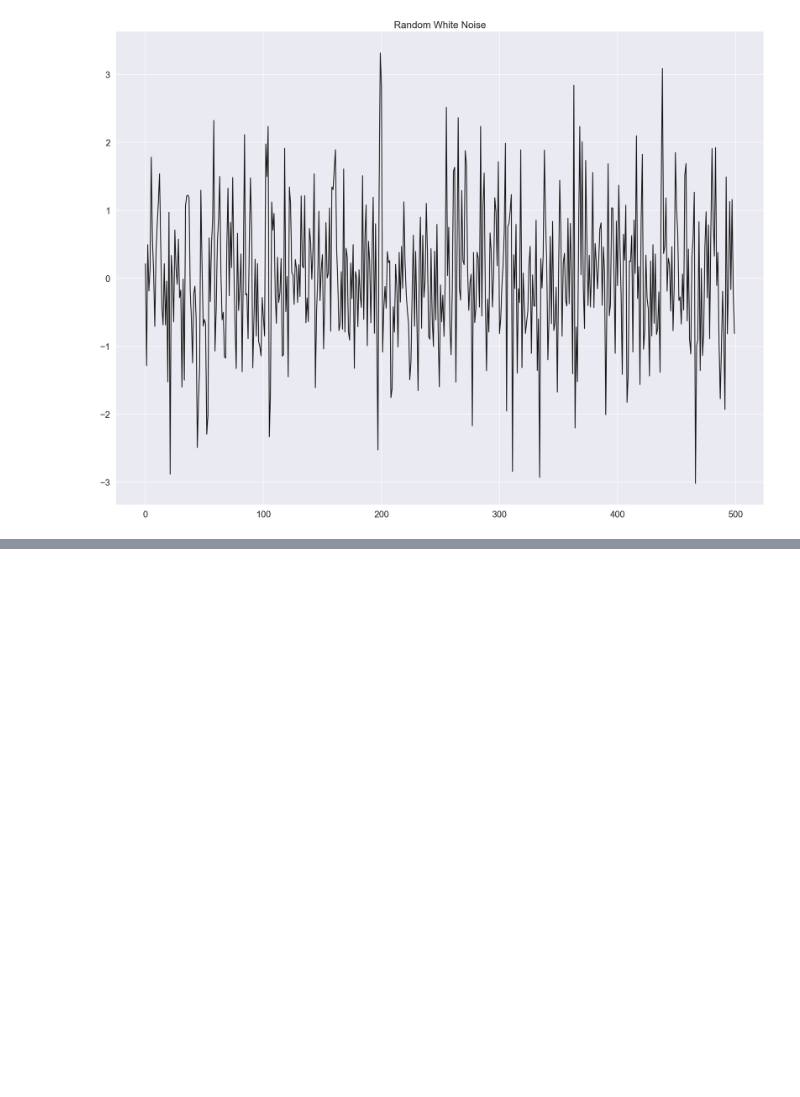
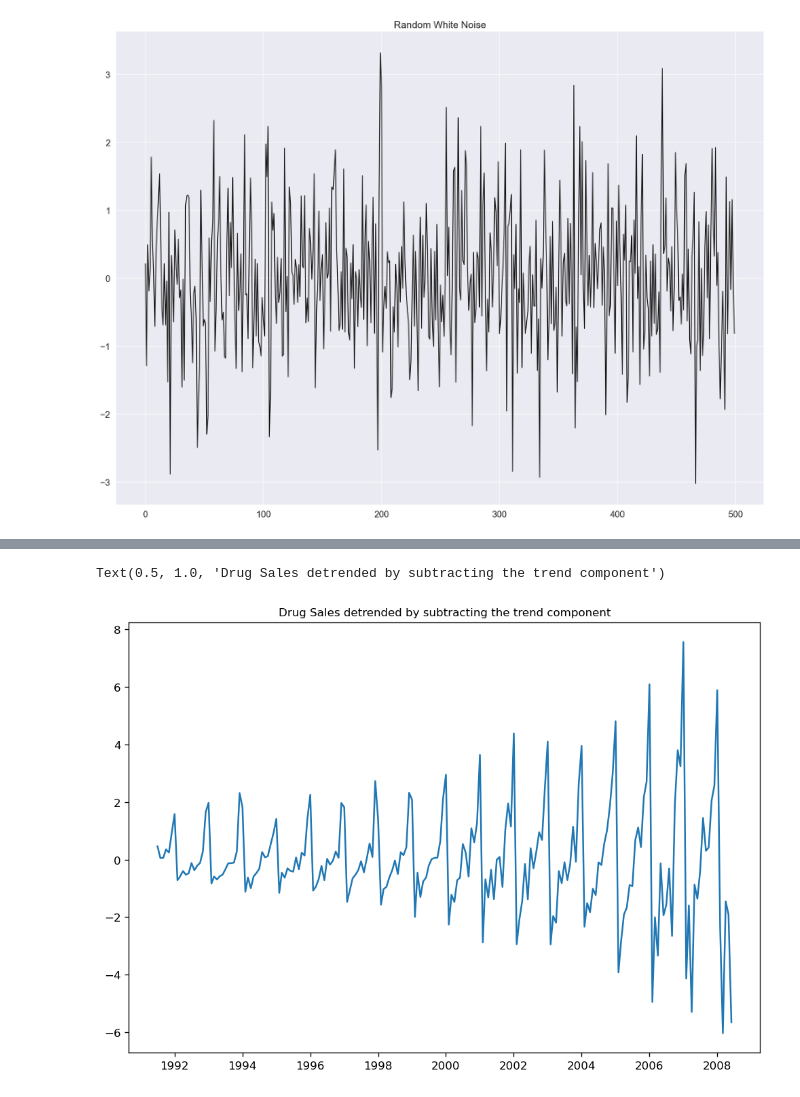
Before and after one commit to ReemaY/Python_DS_Basics, a Jupyter notebook: DS_TimeSeries1.ipynb, the cells around one changed output, grey strips where cells are left out. Saved outputs shown, nothing was run; the diff lists cells and outputs as text; code cells hidden in the pictures; blank space fills up the shorter version.

```diff
--- a/DS_TimeSeries1.ipynb
+++ b/DS_TimeSeries1.ipynb
@@ -233,0 +310,12 @@ pd.Series(rand_vals).plot(title='Random White Noise', color='k')
+# %%
+# Detrending - Using statmodels : subtracting the trend component
+from statsmodels.tsa.seasonal import seasonal_decompose
+#Importing the data
+df = pd.read_csv('C://Users/yare01/Documents/SMS/KAPH/a10.csv', parse_dates=['date'], index_col='date')
+result_mul = seasonal_decompose(df['value'], model='multiplicative', extrapolate_trend='freq')
+detrended = df.value.values - result_mul.trend
+plt.plot(detrended)
+plt.title('Drug Sales detrended by subtracting the trend component', fontsize=10)
+# %% [output]
+Text(0.5, 1.0, 'Drug Sales detrended by subtracting the trend component')
+[figure, added]
```
Also changed, not shown: parts of 7 cells of this notebook.
